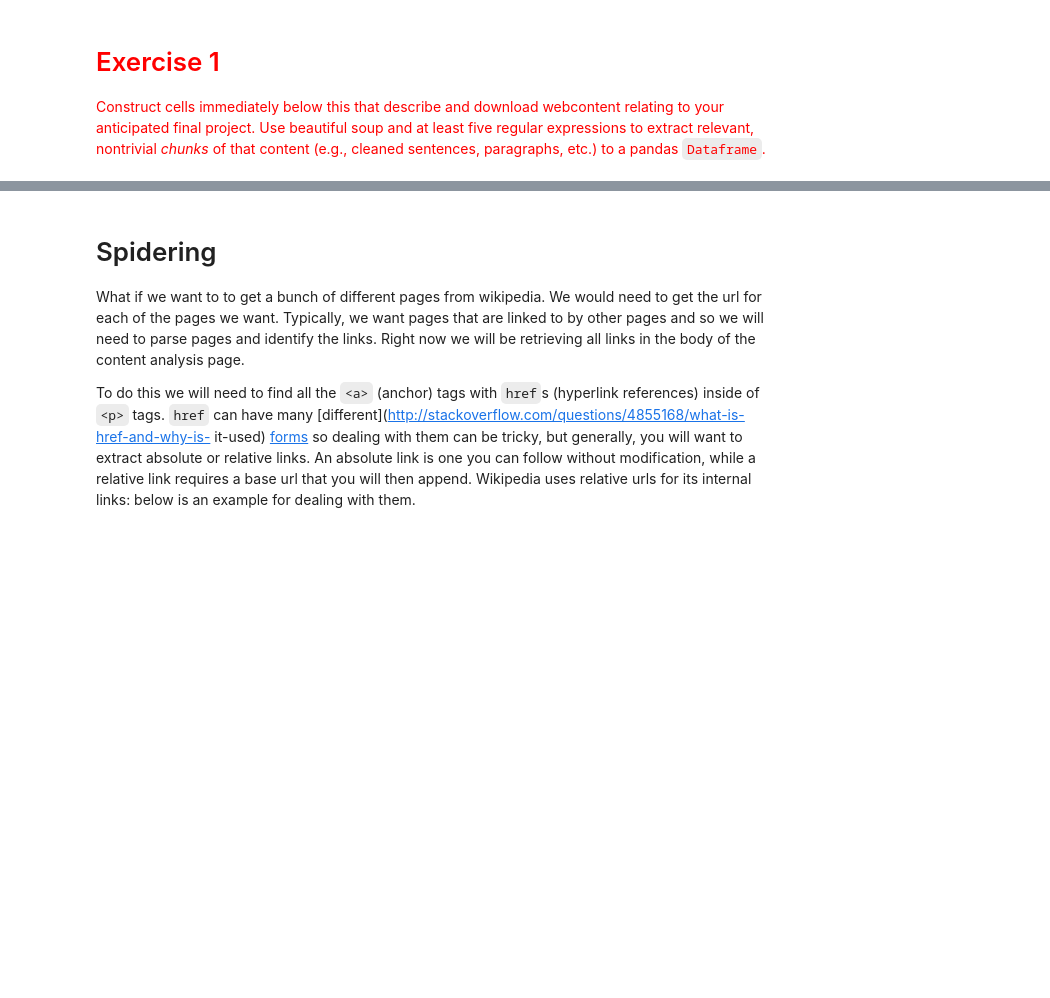
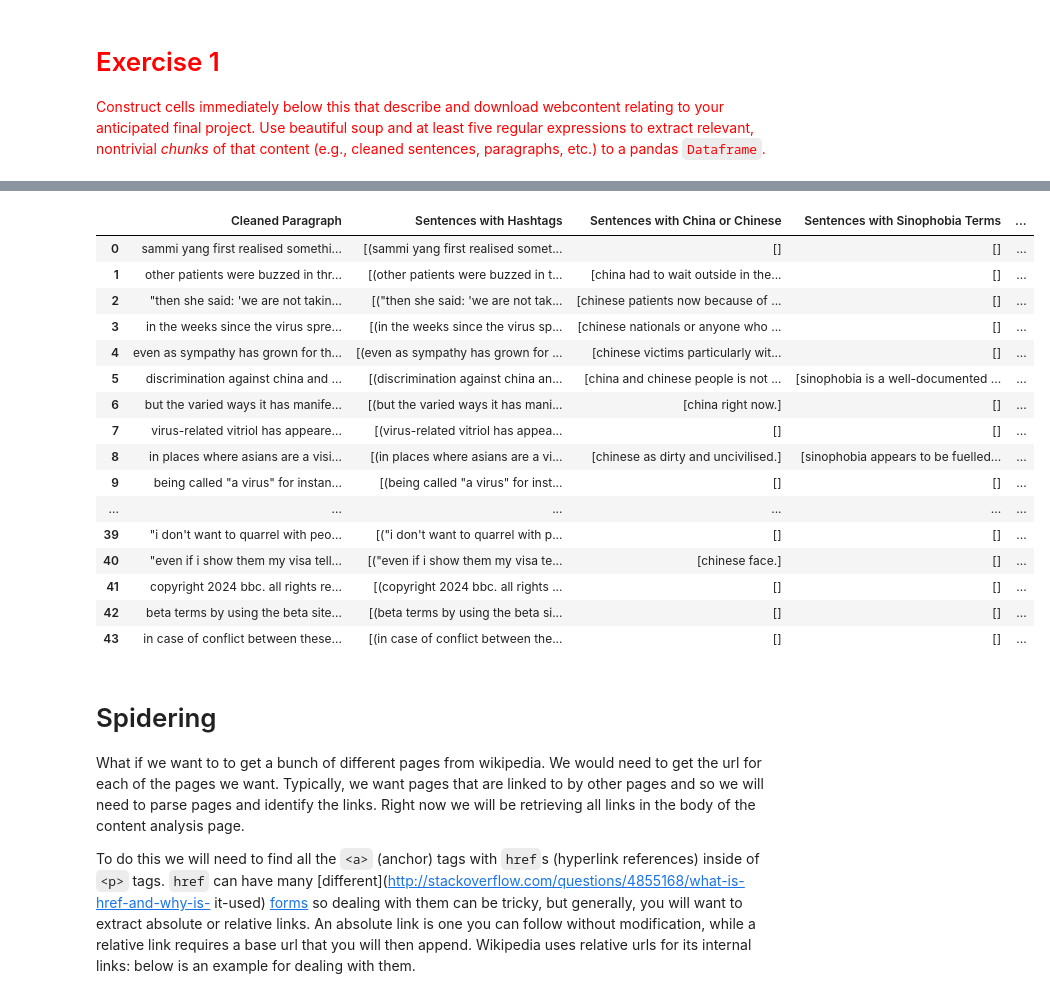
Before and after one commit to yuzhouw313/Content-Analysis-Homework, a Jupyter notebook: notebooks/week1/exercise1.ipynb, the cells around one changed output, grey strips where cells are left out. Cells and saved outputs as stored; diff of their text form; code cells hidden in the pictures; blank space fills up the shorter version.

```diff
--- a/lecture_notebooks/1-Measuring-Meaning-and-Sampling.ipynb
+++ b/notebooks/week1/exercise1.ipynb
@@ -278,3 +295,63 @@ the [re docs](https://docs.python.org/3/library/re.html) there is also a short
+# %%
+# Clean the paragraphs by lowercasing texts, removing special characters except
+# for hashtags and removing extra white spaces
+def clean_paragraph(paragraph):
+    paragraph_lower = paragraph.lower()
+    clean_paragraph = re.sub(r'[~,`,@,&]+', '', paragraph_lower) # remove some special characters
+    clean_paragraph = re.sub(r'\s+', ' ', clean_paragraph).strip() # remove extra white spaces
+    return clean_paragraph
+# %%
+# Define some special sentences relevant to my research
+hashtag_re = r'^(.+?)((?:\s+#\w+)*\s*)$'
+china_chinese_re = r'\b(?:china|chinese)\b.*?[.!?]'
+sinophobia_re = r'\b(?:sinophobia|sinophobic|anti-chinese|anti-asian)\b.*?[.!?]'
+racism_re = r'\b(?:racism|xenophobia|xenophobic)\b.*?[.!?]'
+# %%
+cleaned_paragraphs = []
+sen_hashtags = []
+sen_chinese = []
+sen_sinophobia = []
+sen_racism = []
+
+for pTag in bbc_ptags:
+    cleaned_para = clean_paragraph(pTag.text)
+    cleaned_paragraphs.append(cleaned_para)
+    hashtags = re.findall(hashtag_re, cleaned_para)
+    sen_hashtags.append(hashtags)
+    china_chinese = re.findall(china_chinese_re, cleaned_para)
+    sen_chinese.append(china_chinese)
+    sinophobia = re.findall(sinophobia_re, cleaned_para)
+    sen_sinophobia.append(sinophobia)
+    racism = re.findall(racism_re, cleaned_para)
+    sen_racism.append(racism)
+
+bbc_df = pandas.DataFrame({
+    'Cleaned Paragraph': cleaned_paragraphs,
+    'Sentences with Hashtags': sen_hashtags,
+    'Sentences with China or Chinese': sen_chinese,
+    'Sentences with Sinophobia Terms': sen_sinophobia,
+    'Sentences with Racism': sen_racism
+})
+# %%
+bbc_df
+# %% [output]
+|  | Cleaned Paragraph | Sentences with Hashtags | Sentences with China or Chinese | Sentences with Sinophobia Terms | ... |
+| 0 | sammi yang first realised somethi... | [(sammi yang first realised somet... | [] | [] | ... |
+| 1 | other patients were buzzed in thr... | [(other patients were buzzed in t... | [china had to wait outside in the... | [] | ... |
+| 2 | "then she said: 'we are not takin... | [("then she said: 'we are not tak... | [chinese patients now because of ... | [] | ... |
+| 3 | in the weeks since the virus spre... | [(in the weeks since the virus sp... | [chinese nationals or anyone who ... | [] | ... |
+| 4 | even as sympathy has grown for th... | [(even as sympathy has grown for ... | [chinese victims particularly wit... | [] | ... |
+| 5 | discrimination against china and ... | [(discrimination against china an... | [china and chinese people is not ... | [sinophobia is a well-documented ... | ... |
+| 6 | but the varied ways it has manife... | [(but the varied ways it has mani... | [china right now.] | [] | ... |
+| 7 | virus-related vitriol has appeare... | [(virus-related vitriol has appea... | [] | [] | ... |
+| 8 | in places where asians are a visi... | [(in places where asians are a vi... | [chinese as dirty and uncivilised.] | [sinophobia appears to be fuelled... | ... |
+| 9 | being called "a virus" for instan... | [(being called "a virus" for inst... | [] | [] | ... |
+| ... | ... | ... | ... | ... | ... |
+| 39 | "i don't want to quarrel with peo... | [("i don't want to quarrel with p... | [] | [] | ... |
+| 40 | "even if i show them my visa tell... | [("even if i show them my visa te... | [chinese face.] | [] | ... |
+| 41 | copyright 2024 bbc. all rights re... | [(copyright 2024 bbc. all rights ... | [] | [] | ... |
+| 42 | beta terms by using the beta site... | [(beta terms by using the beta si... | [] | [] | ... |
+| 43 | in case of conflict between these... | [(in case of conflict between the... | [] | [] | ... |
 # %% [markdown]
 
 # Spidering
```
Also changed, not shown: parts of 3 cells of this notebook, 10 other files.
